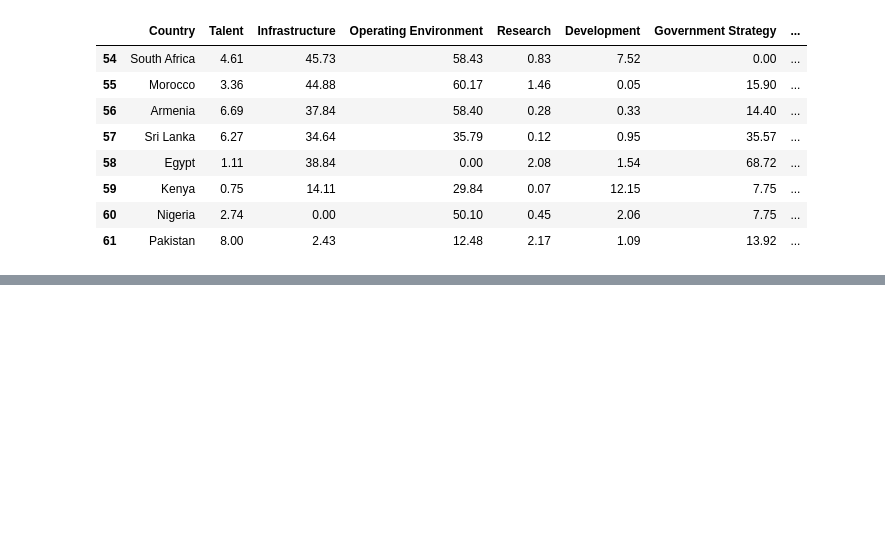
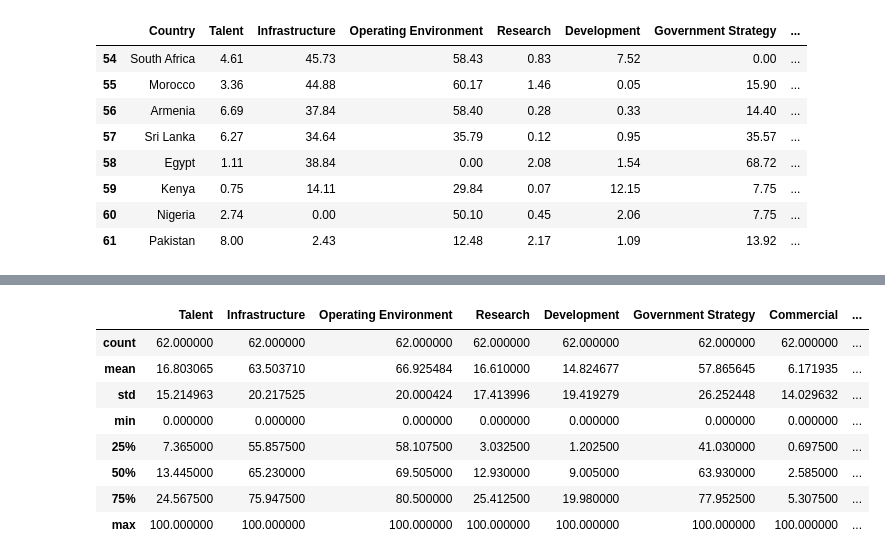
Before and after one commit to Harmain-Ali/Complete-EDA-Guide, a Jupyter notebook: cheatsheats_notebooks/Pandas_Cheatsheat.ipynb, the cells around one changed output, grey strips where cells are left out. Cells and saved outputs as stored; diff of their text form; code cells hidden in the pictures; blank space fills up the shorter version.

```diff
--- a/cheatsheats_notebooks/Pandas_Cheatsheat.ipynb
+++ b/cheatsheats_notebooks/Pandas_Cheatsheat.ipynb
@@ -178,0 +313,21 @@ df.tail(8)
+# %%
+#df.describe()
+#The df.describe() function in Pandas is used to generate descriptive statistics that summarize the central tendency,
+# dispersion, and shape of a dataset's distribution. It provides a summary of the numerical columns in the DataFrame,
+# including count, mean, standard deviation, minimum, maximum, and various quantiles.
+
+#This function is extremely useful for getting a quick overview of the distribution and characteristics of the
+# numerical data within the DataFrame. It allows you to understand the range of values, the presence of outliers,
+# and the general shape of the data distribution.
+
+df.describe()
+# %% [output]
+|  | Talent | Infrastructure | Operating Environment | Research | Development | Government Strategy | Commercial | ... |
+| count | 62.000000 | 62.000000 | 62.000000 | 62.000000 | 62.000000 | 62.000000 | 62.000000 | ... |
+| mean | 16.803065 | 63.503710 | 66.925484 | 16.610000 | 14.824677 | 57.865645 | 6.171935 | ... |
+| std | 15.214963 | 20.217525 | 20.000424 | 17.413996 | 19.419279 | 26.252448 | 14.029632 | ... |
+| min | 0.000000 | 0.000000 | 0.000000 | 0.000000 | 0.000000 | 0.000000 | 0.000000 | ... |
+| 25% | 7.365000 | 55.857500 | 58.107500 | 3.032500 | 1.202500 | 41.030000 | 0.697500 | ... |
+| 50% | 13.445000 | 65.230000 | 69.505000 | 12.930000 | 9.005000 | 63.930000 | 2.585000 | ... |
+| 75% | 24.567500 | 75.947500 | 80.500000 | 25.412500 | 19.980000 | 77.952500 | 5.307500 | ... |
+| max | 100.000000 | 100.000000 | 100.000000 | 100.000000 | 100.000000 | 100.000000 | 100.000000 | ... |
```
Also changed, not shown: parts of 24 cells of this notebook, 1 other file.
